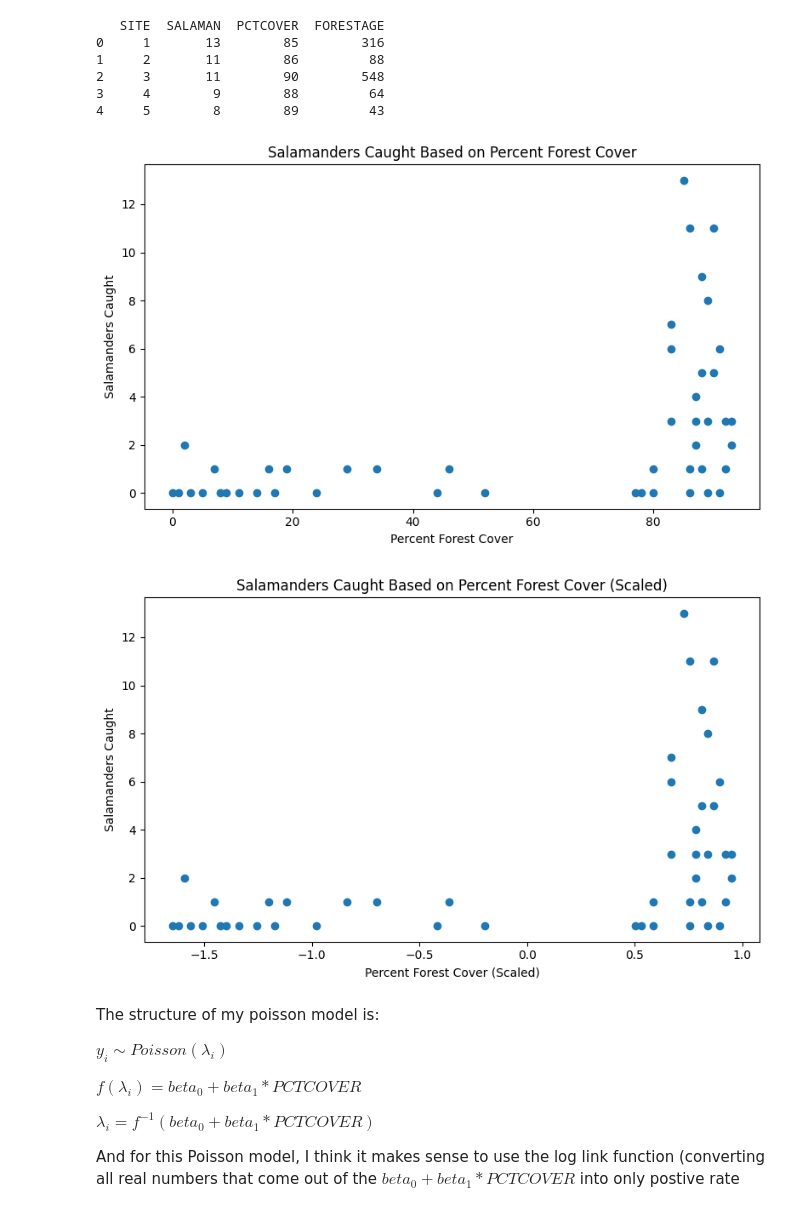
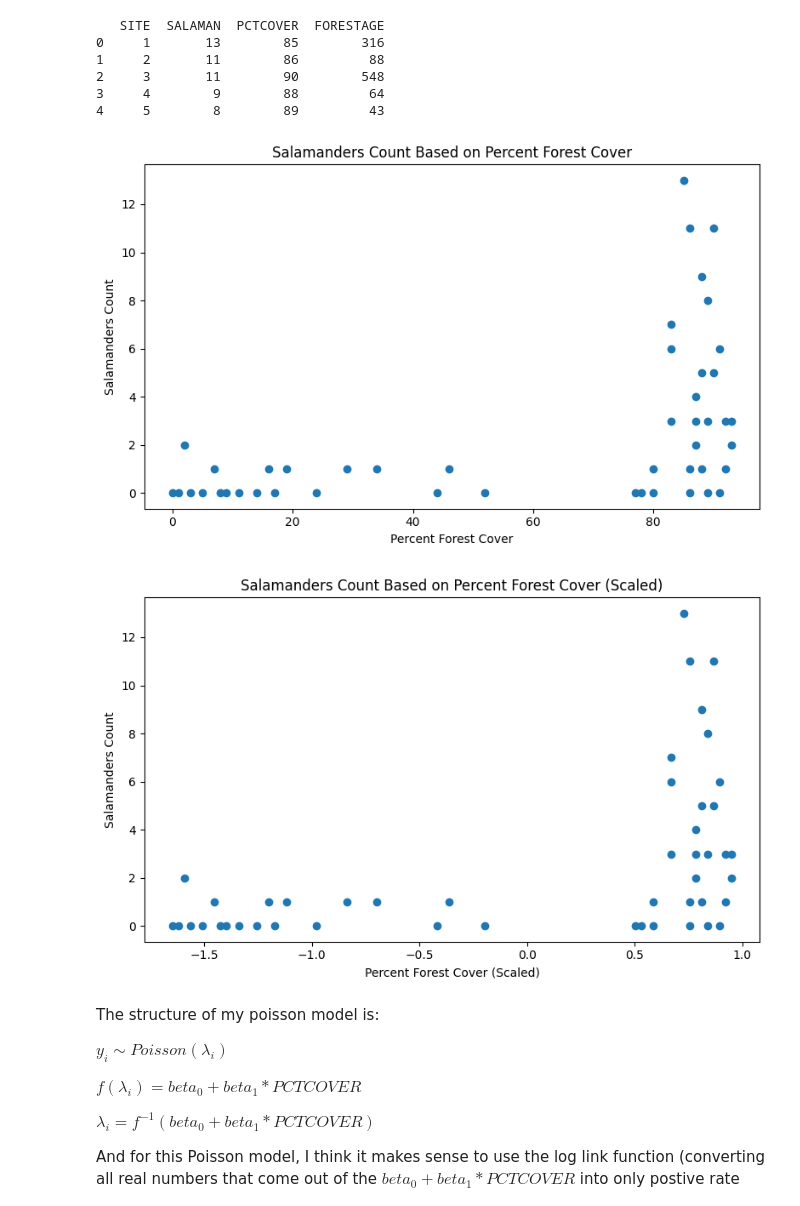
Before and after one commit to BEE4850-SP25/hw02-mcallen14, a Jupyter notebook: hw02.ipynb, the cells around one changed output. Drawn from its saved outputs; the diff is of its cells as text; code cells hidden in the pictures.

```diff
--- a/hw02.ipynb
+++ b/hw02.ipynb
@@ -1360,27 +875,27 @@ sal['FORESTAGE_scale'] = (sal['FORESTAGE'] - sal['FORESTAGE'].mean())/sal['FORES
 # %%
 # Plot:
 plt.figure(figsize=(8,5))
 plt.scatter(sal['PCTCOVER'], sal['SALAMAN'])
 # Add labels
 plt.xlabel('Percent Forest Cover')
-plt.ylabel('Salamanders Caught')
-plt.title('Salamanders Caught Based on Percent Forest Cover')
+plt.ylabel('Salamanders Count')
+plt.title('Salamanders Count Based on Percent Forest Cover')
 plt.tight_layout()
 plt.show()
 # %% [output]
-[figure, old version]
+[figure, new version]
 # %%
 # Plot:
 plt.figure(figsize=(8,5))
 plt.scatter(sal['PCTCOVER_scale'], sal['SALAMAN'])
 # Add labels
 plt.xlabel('Percent Forest Cover (Scaled)')
-plt.ylabel('Salamanders Caught')
-plt.title('Salamanders Caught Based on Percent Forest Cover (Scaled)')
+plt.ylabel('Salamanders Count')
+plt.title('Salamanders Count Based on Percent Forest Cover (Scaled)')
 plt.tight_layout()
 plt.show()
 # %% [output]
-[figure, old version]
+[figure, new version]
 # %% [markdown]
 The structure of my poisson model is:
 
```
Also changed, not shown: parts of 41 cells of this notebook.
